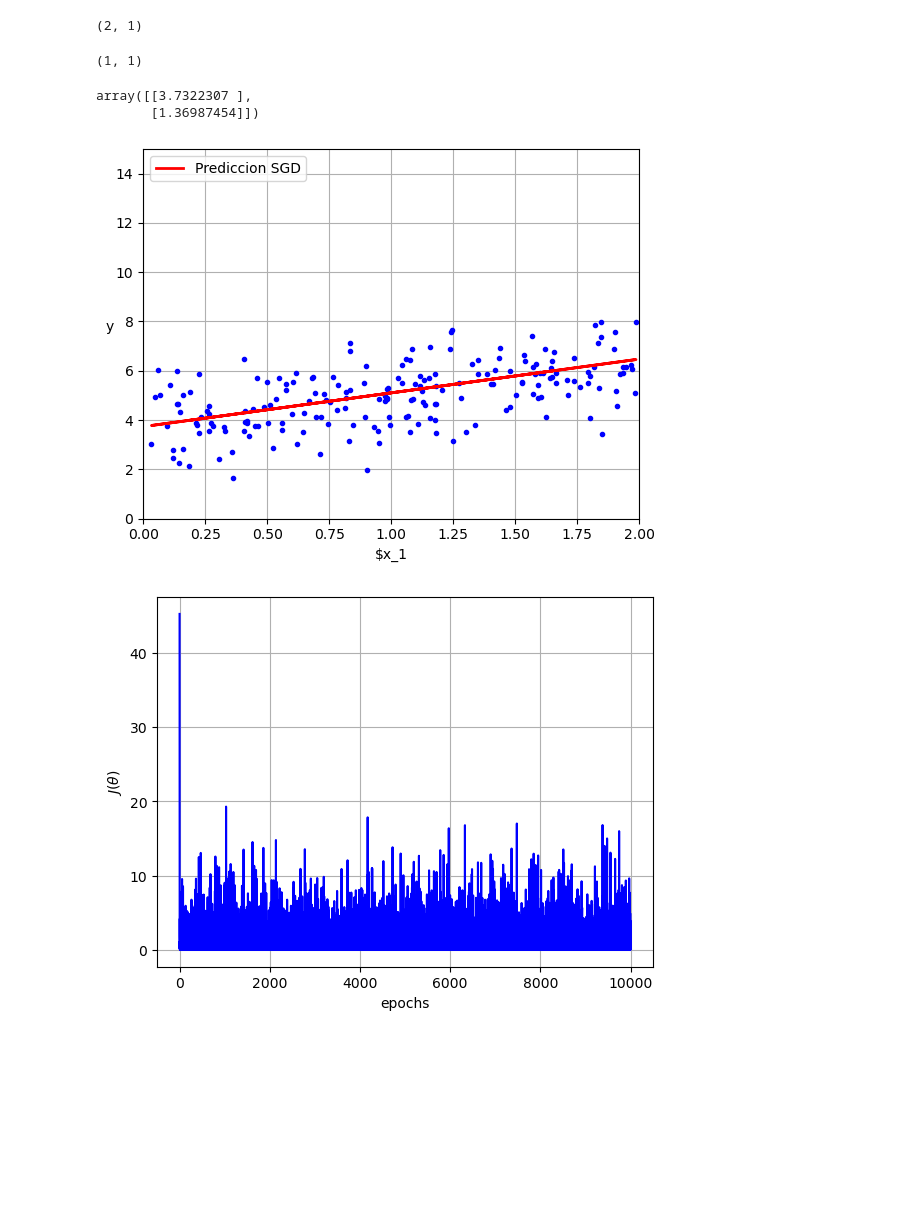
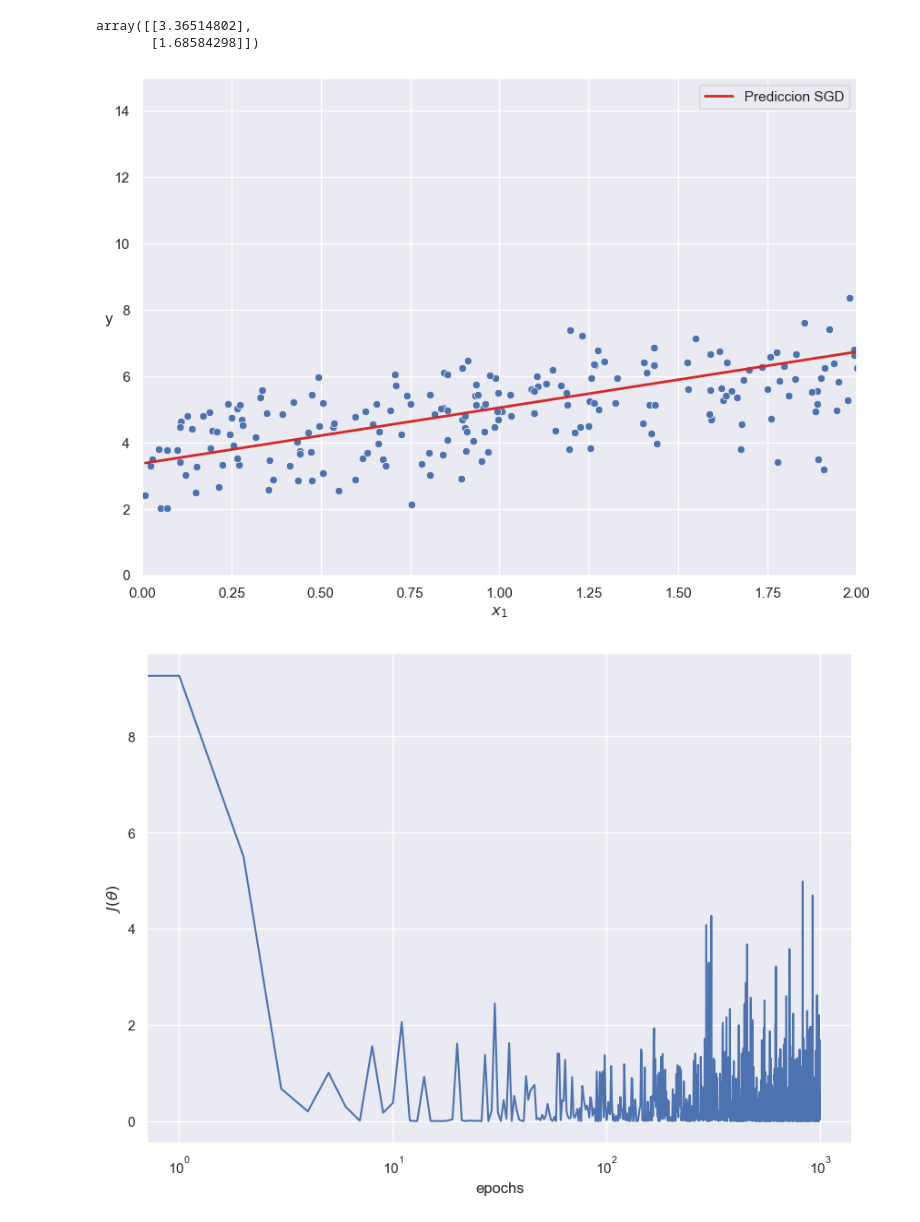
Before and after one commit to cj-chavarria/Machine-Learning-Coursework, a Jupyter notebook: Proyectos/Proyecto#1_Algoritmos de Regresion/SGD.ipynb, the cells around one changed output. Saved outputs shown, nothing was run; the diff lists cells and outputs as text; code cells hidden in the pictures; blank space fills up the shorter version.

```diff
--- a/Proyectos/Proyecto#1_Algoritmos de Regresion/SGD.ipynb
+++ b/Proyectos/Proyecto#1_Algoritmos de Regresion/SGD.ipynb
@@ -1,12 +1,13 @@
 # %%
 import numpy as np
 import matplotlib.pyplot as plt
-import random
+import seaborn as sns
 from sklearn.preprocessing import add_dummy_feature
+sns.set_theme()
 # %%
 m = 200
 rng = np.random.default_rng()
 X = 2 * rng.random((m,1))
 X_b = add_dummy_feature(X)
 y = 4 + X + rng.standard_normal((m,1))
-epochs = 10000
+epochs = 1000
@@ -29,45 +31,39 @@ array([[ 0.99452226],
-# %%
-X_b[1].reshape(-1,1).shape
-# %% [output]
-(2, 1)
-# %%
-y[1].reshape(-1,1).shape
-# %% [output]
-(1, 1)
 # %%
-J_log = np.zeros(epochs)
+J = np.zeros(epochs)
 
 for i in range(epochs):
-    rng_idx = random.choice(range(len(X_b)))
+    rng_idx = rng.choice(range(len(X_b)))
 
     X_b2 = X_b[rng_idx].reshape(1,-1)
     y2 = y[rng_idx].reshape(1,-1)
-    J_log[i] = ((X_b2@theta - y2)**2).sum()
+
     gradients =  2 * X_b2.T @ (X_b2 @ theta - y2)
     theta -= eta*gradients
 
+    J[i] = ((X_b2@theta - y2)**2).sum()
+
 theta
 # %% [output]
-array([[3.7322307 ],
-       [1.36987454]])
+array([[3.36514802],
+       [1.68584298]])
 # %%
 y_prediccion = X_b @ theta
 # %%
-plt.plot(X, y, 'b.')
-plt.plot(X, y_prediccion,'r-', linewidth=2, label='Prediccion SGD')
-plt.xlabel('$x_1')
+fig, ax = plt.subplots(figsize=(10,7))
+sns.scatterplot(x=X.flatten(), y=y.flatten(), ax=ax)
+sns.lineplot(x=X.flatten(), y=y_prediccion.flatten(), color='tab:red', linewidth=2, label='Prediccion SGD')
+plt.xlabel('$x_1$')
 plt.ylabel('y', rotation=0)
-plt.legend(loc='upper left')
-plt.grid()
 plt.axis([0,2,0,15])
 plt.show()
 # %% [output]
-[figure, old version]
+[figure, new version]
 # %%
-plt.plot(np.arange(epochs), J_log, 'b-')
+fig, ax = plt.subplots(figsize=(10,7))
+sns.lineplot(x=np.arange(epochs), y=J)
 plt.xlabel('epochs')
 plt.ylabel(r'$J(\theta)$')
-plt.grid()
+plt.xscale('log')
 plt.show()
 # %% [output]
-[figure, old version]
+[figure, new version]
```
Also changed, not shown: parts of 3 cells of this notebook, 2 other files.
